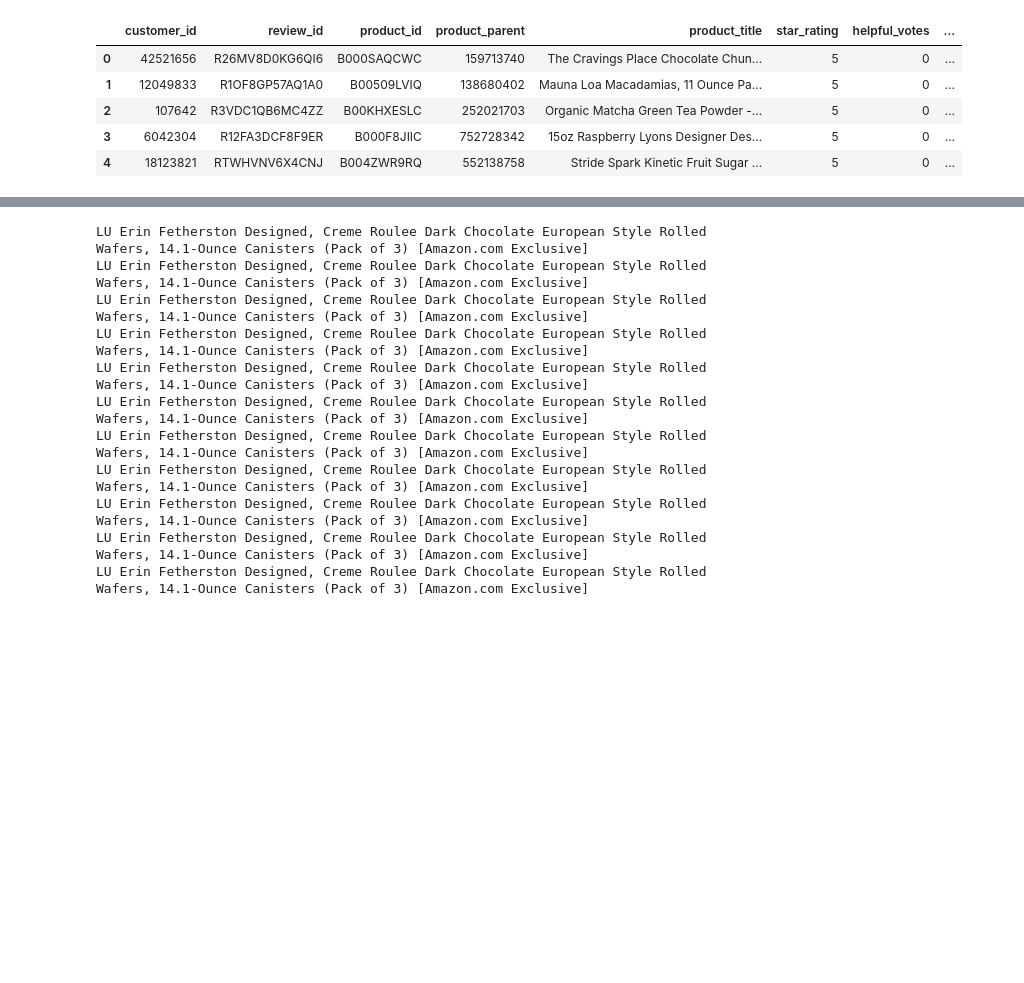
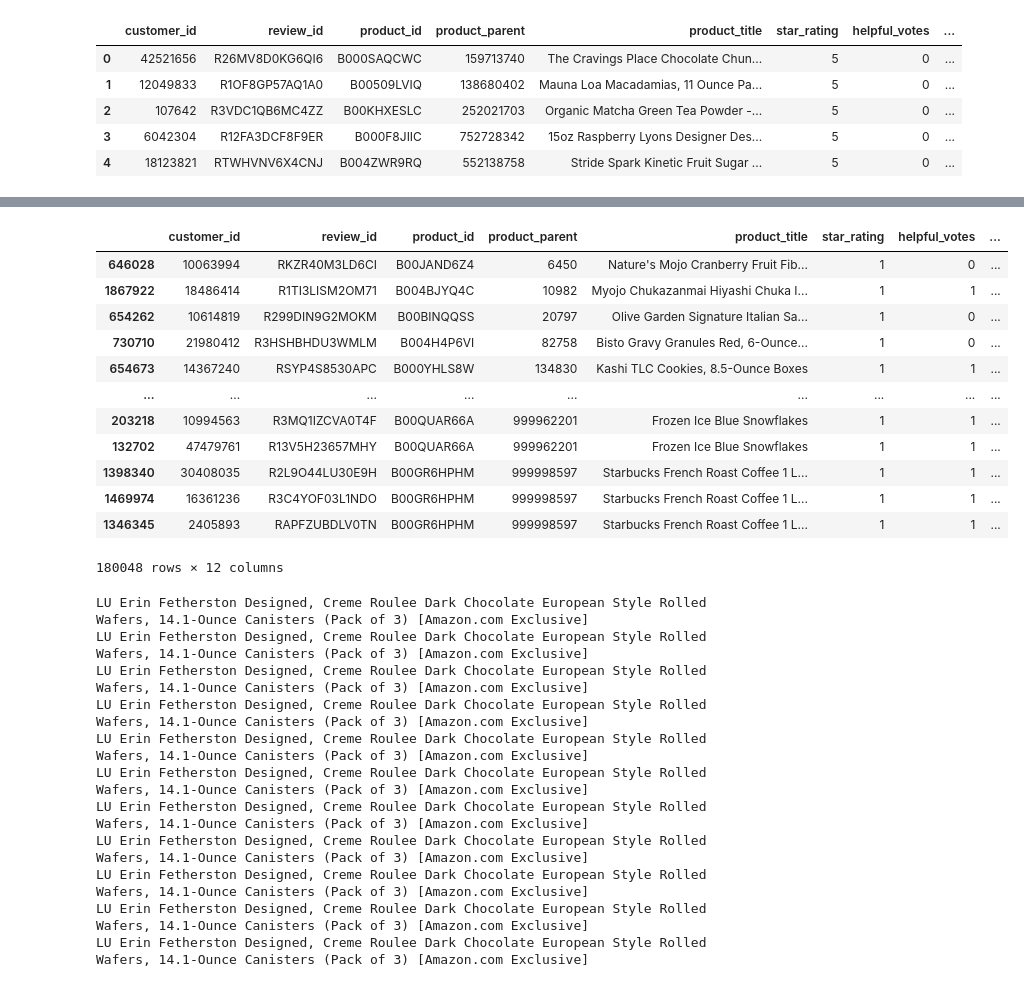
Before and after one commit to yksnilowyrahcaz/Product_Reviews_Analysis, a Jupyter notebook: eda.ipynb, the cells around one changed output, grey strips where cells are left out. Saved outputs shown, nothing was run; the diff lists cells and outputs as text; code cells hidden in the pictures; blank space fills up the shorter version.

```diff
--- a/eda.ipynb
+++ b/eda.ipynb
@@ -80,2 +90,3 @@ df[df.review_headline.isna()].head()
 # %%
-df.fillna('none', inplace=True)
+df.fillna('', inplace=True)
+df['review'] = (df.review_headline + ' ' + df.review_body).str.strip()
@@ -81,0 +95,2 @@ df.fillna('none', inplace=True)
+# %%
+df.drop(['marketplace','product_category','review_headline','review_body'], axis=1, inplace=True)
@@ -82,6 +131,2 @@ df.fillna('none', inplace=True)
 # %%
 df.to_parquet('data/amazon_reviews_grocery.parquet')
-# %%
-df = pd.read_parquet('data/amazon_reviews_grocery.parquet')
-# %%
-df.drop(columns=['marketplace','product_category'], inplace=True)
@@ -143,3 +211,19 @@ df.head()
+# %%
+df[df.star_rating==1].sort_values(by='product_parent')
+# %% [output]
+|  | customer_id | review_id | product_id | product_parent | product_title | star_rating | helpful_votes | ... |
+| 646028 | 10063994 | RKZR40M3LD6CI | B00JAND6Z4 | 6450 | Nature's Mojo Cranberry Fruit Fib... | 1 | 0 | ... |
+| 1867922 | 18486414 | R1TI3LISM2OM71 | B004BJYQ4C | 10982 | Myojo Chukazanmai Hiyashi Chuka I... | 1 | 1 | ... |
+| 654262 | 10614819 | R299DIN9G2MOKM | B00BINQQSS | 20797 | Olive Garden Signature Italian Sa... | 1 | 0 | ... |
+| 730710 | 21980412 | R3HSHBHDU3WMLM | B004H4P6VI | 82758 | Bisto Gravy Granules Red, 6-Ounce... | 1 | 0 | ... |
+| 654673 | 14367240 | RSYP4S8530APC | B000YHLS8W | 134830 | Kashi TLC Cookies, 8.5-Ounce Boxes | 1 | 1 | ... |
+| ... | ... | ... | ... | ... | ... | ... | ... | ... |
+| 203218 | 10994563 | R3MQ1IZCVA0T4F | B00QUAR66A | 999962201 | Frozen Ice Blue Snowflakes | 1 | 1 | ... |
+| 132702 | 47479761 | R13V5H23657MHY | B00QUAR66A | 999962201 | Frozen Ice Blue Snowflakes | 1 | 1 | ... |
+| 1398340 | 30408035 | R2L9O44LU30E9H | B00GR6HPHM | 999998597 | Starbucks French Roast Coffee 1 L... | 1 | 1 | ... |
+| 1469974 | 16361236 | R3C4YOF03L1NDO | B00GR6HPHM | 999998597 | Starbucks French Roast Coffee 1 L... | 1 | 1 | ... |
+| 1346345 | 2405893 | RAPFZUBDLV0TN | B00GR6HPHM | 999998597 | Starbucks French Roast Coffee 1 L... | 1 | 1 | ... |
+180048 rows × 12 columns
 # %%
 fig = px.bar(df.star_rating.value_counts().to_frame(),
 title='Star Ratings Distribution')
```
Also changed, not shown: parts of 23 cells of this notebook.
